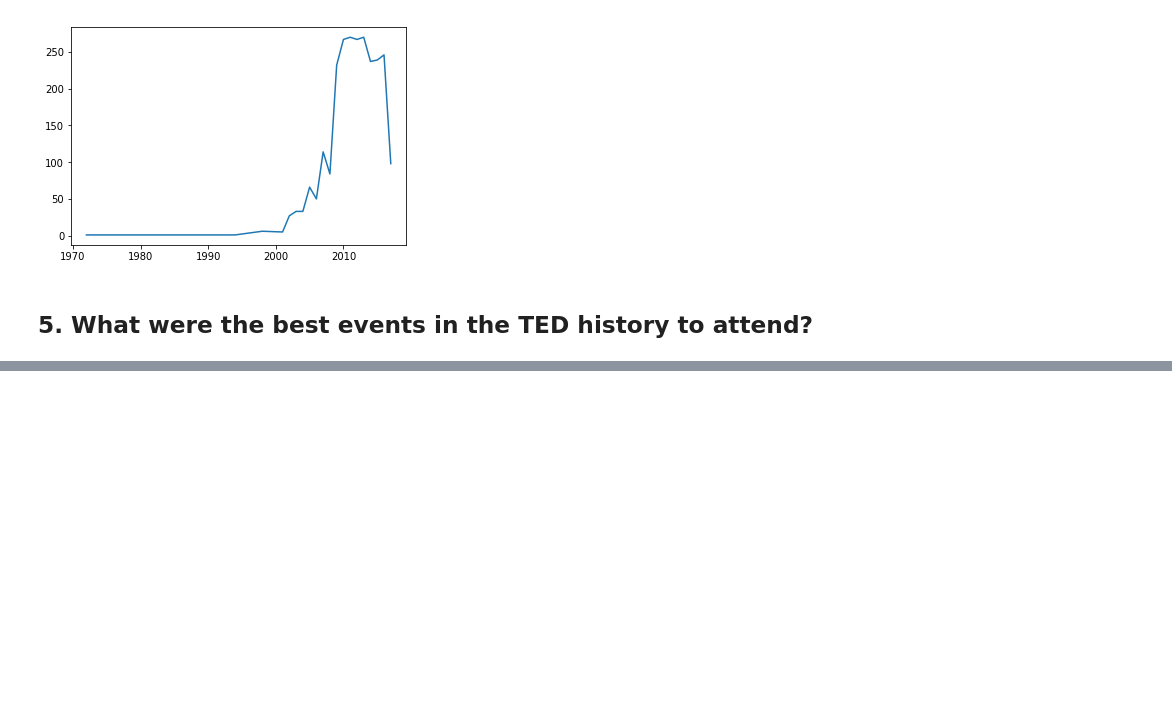
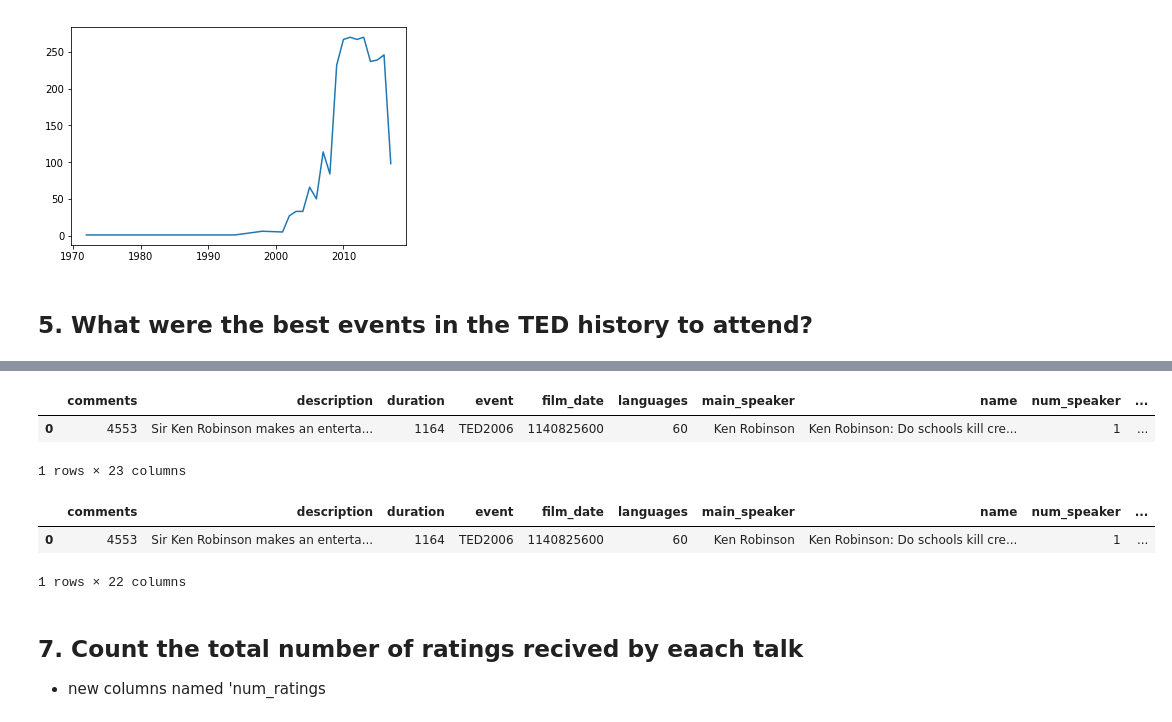
Before and after one commit to TenzinTsundue/Pandas, a Jupyter notebook: pyCon 2019/pyCon 2019.ipynb, the cells around one changed output, grey strips where cells are left out. Saved outputs shown, nothing was run; the diff lists cells and outputs as text; code cells hidden in the pictures; blank space fills up the shorter version.

```diff
--- a/pyCon 2019/pyCon 2019.ipynb
+++ b/pyCon 2019/pyCon 2019.ipynb
@@ -191,0 +278,2 @@ ted.film_datetime.dt.year.value_counts().sort_index().plot(kind = 'line')
+# %%
+ted['ratings_list'] = ted.ratings.apply(lambda x: ast.literal_eval(x))
@@ -191,0 +297,15 @@ ted.film_datetime.dt.year.value_counts().sort_index().plot(kind = 'line')
+# %%
+ted.head(1)
+# %% [output]
+|  | comments | description | duration | event | film_date | languages | main_speaker | name | num_speaker | ... |
+| 0 | 4553 | Sir Ken Robinson makes an enterta... | 1164 | TED2006 | 1140825600 | 60 | Ken Robinson | Ken Robinson: Do schools kill cre... | 1 | ... |
+1 rows × 23 columns
+# %%
+ted.drop(columns = ['raiting_list']).head(1)
+# %% [output]
+|  | comments | description | duration | event | film_date | languages | main_speaker | name | num_speaker | ... |
+| 0 | 4553 | Sir Ken Robinson makes an enterta... | 1164 | TED2006 | 1140825600 | 60 | Ken Robinson | Ken Robinson: Do schools kill cre... | 1 | ... |
+1 rows × 22 columns
+# %% [markdown]
+## 7. Count the total number of ratings recived by eaach talk
+- new columns named 'num_ratings
```
Also changed, not shown: parts of 23 cells of this notebook.
